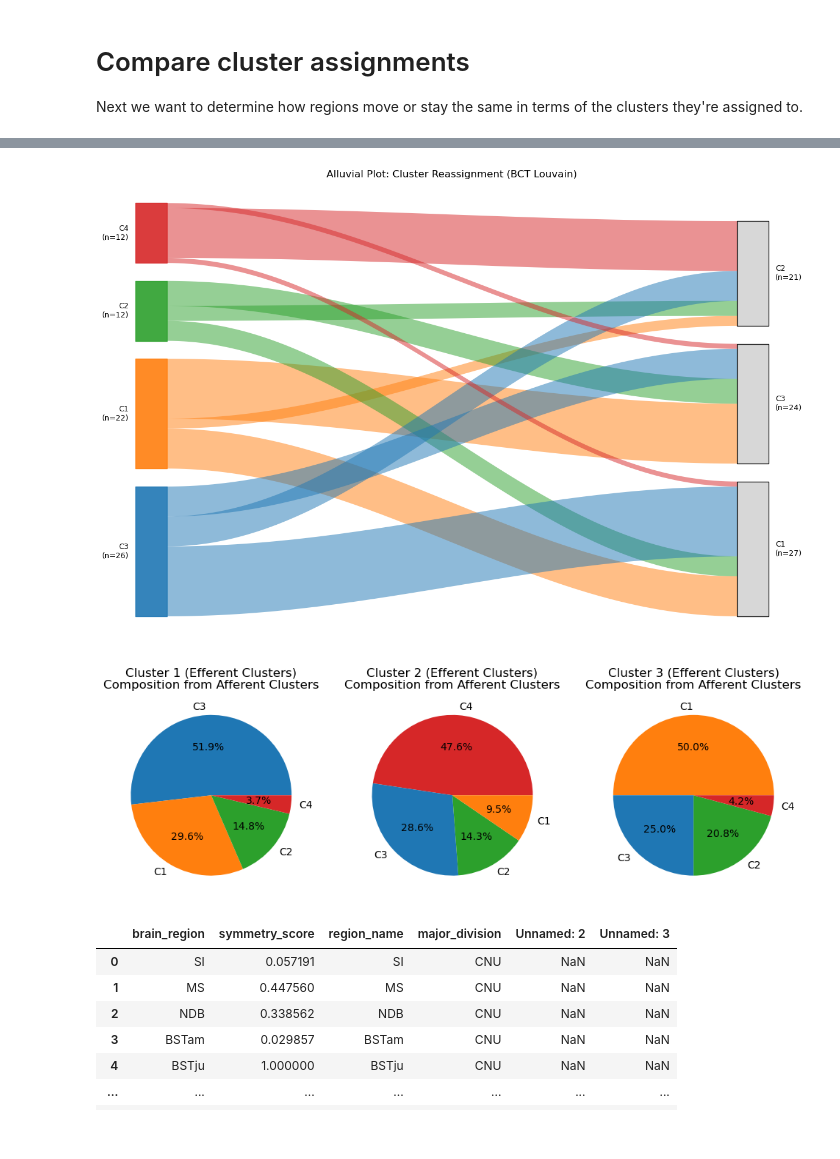
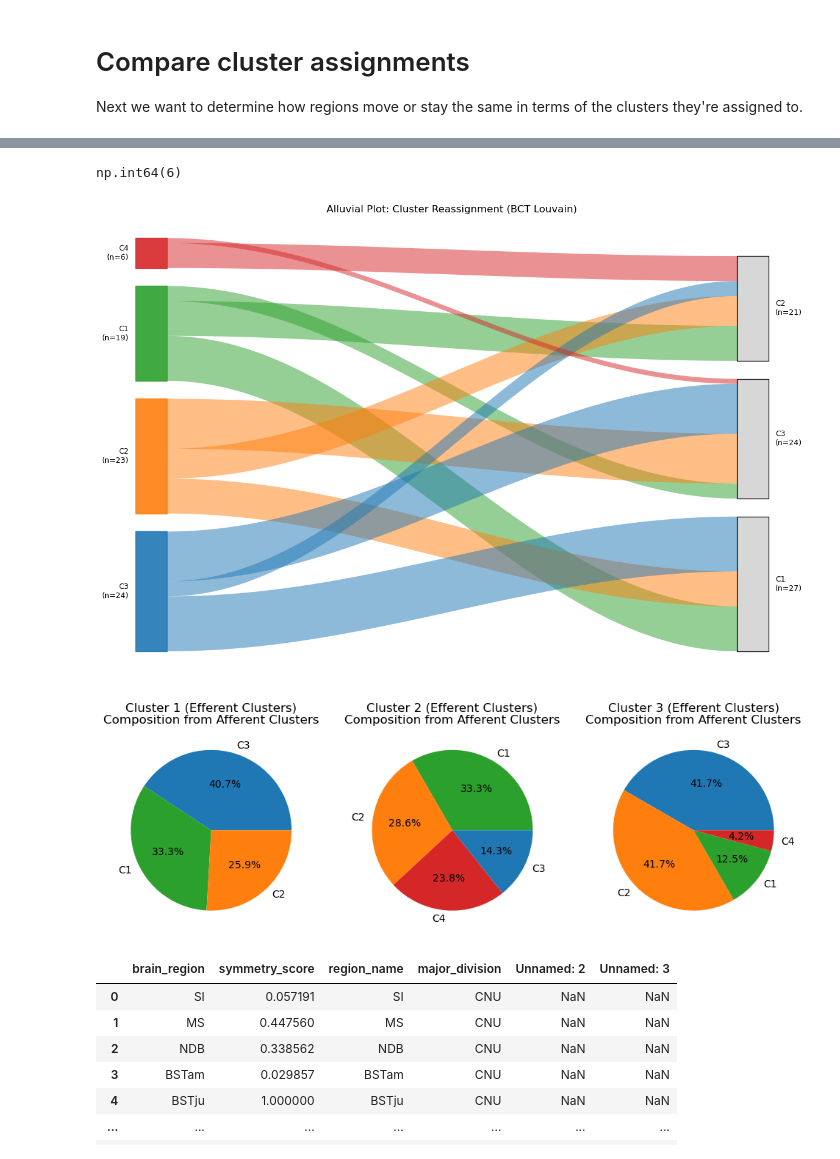
Before and after one commit to chris-weinberger/br2f_connectome, a Jupyter notebook: scripts/symmetry_analysis.ipynb, the cells around one changed output, grey strips where cells are left out. Saved outputs shown, nothing was run; the diff lists cells and outputs as text; code cells hidden in the pictures.

```diff
--- a/scripts/symmetry_analysis.ipynb
+++ b/scripts/symmetry_analysis.ipynb
@@ -7,7 +7,7 @@ from helpers import get_feature_vectors_shared_hpc, plot_rsa, get_correlation_ma
 from sklearn.metrics.pairwise import cosine_similarity
 import pandas as pd
 # %%
-df_avg_from, df_avg_to = get_feature_vectors_shared_hpc()
+df_avg_to, df_avg_from = get_feature_vectors_shared_hpc()
 # %%
 df_avg_from_suffix = df_avg_from.add_suffix('_efferent')
 df_avg_to_suffix = df_avg_to.add_suffix('_afferent')
@@ -363,27 +453,13 @@ community_assignments_a, modularity_score_a = bct.community_louvain(afferent_con
+# %%
+np.sum(cluster_df['Cluster2']==4)
+# %% [output]
+np.int64(6)
 # %%
 import numpy as np
 import pandas as pd
 import matplotlib.pyplot as plt
 import matplotlib.colors as mcolors
-import bct  # Brain Connectivity Toolbox (bctpy)
 
-np.random.seed(42) # Ensures reproducibility for the example
-
-def get_bct_clusters(df):
-    # 1. Create Adjacency Matrix (50x50)
-    # We use absolute correlation as the weight.
-    # Louvain works best with positive weights.
-    W = df.values
-
-    # 2. Run BCT Louvain
-    # ci is the community assignment vector
-    # q is the modularity score
-    # gamma=1 is the standard resolution parameter
-    ci, q = bct.community_louvain(W, gamma=1)
-
-    # Map column names to cluster IDs
-    # ci is an array of integers matching the column order
-    return {col: cluster_id for col, cluster_id in zip(df.columns, ci)}
 
 # Get cluster assignments using BCT
 c1_map = get_bct_clusters(df_cosine_afferent)
@@ -393,8 +469,8 @@ c2_map = get_bct_clusters(df_cosine_efferent)
 sorted_cols = sorted(df_cosine_afferent.columns)
 cluster_df = pd.DataFrame({
     'Col': sorted_cols,
-    'Cluster1': [c2_map[c] for c in sorted_cols],
-    'Cluster2': [c1_map[c] for c in sorted_cols]
+    'Cluster1': [c1_map[c] for c in sorted_cols],
+    'Cluster2': [c2_map[c] for c in sorted_cols]
 })
 
 # ==========================================
@@ -482,35 +558,35 @@ plt.show()
 unique_c2 = sorted(cluster_df['Cluster2'].unique())
 n_c2 = len(unique_c2)
 cols = 3
 rows = 1
 
 fig, axes = plt.subplots(rows, cols, figsize=(cols*4, rows*4))
 if n_c2 > 1:
     axes = axes.flatten()
 else:
     axes = [axes]
 
 for i, c2 in enumerate(unique_c2):
     ax = axes[i]
     subset = cluster_df[cluster_df['Cluster2'] == c2]
     comp = subset['Cluster1'].value_counts()
 
     # Match colors to the alluvial plot
     pie_colors = [c1_colors.get(idx, 'grey') for idx in comp.index]
 
     ax.pie(comp, labels=[f"C{idx}" for idx in comp.index], colors=pie_colors, autopct='%1.1f%%')
     ax.set_title(f"Cluster {c2} (Efferent Clusters)\nComposition from Afferent Clusters")
 
 # Hide empty subplots
 for j in range(i + 1, len(axes)):
     axes[j].axis('off')
 
 # plt.tight_layout()
 plt.savefig('../output/pie_chart_eff_aff_clustering.png')
 plt.show()
 # %% [output]
-[figure, old version]
+[figure, new version]
-[figure, old version]
+[figure, new version]
 # %%
 df_scores.merge(
     df_mapping_unique,
```
Also changed, not shown: parts of 14 cells of this notebook, 11 other files.
